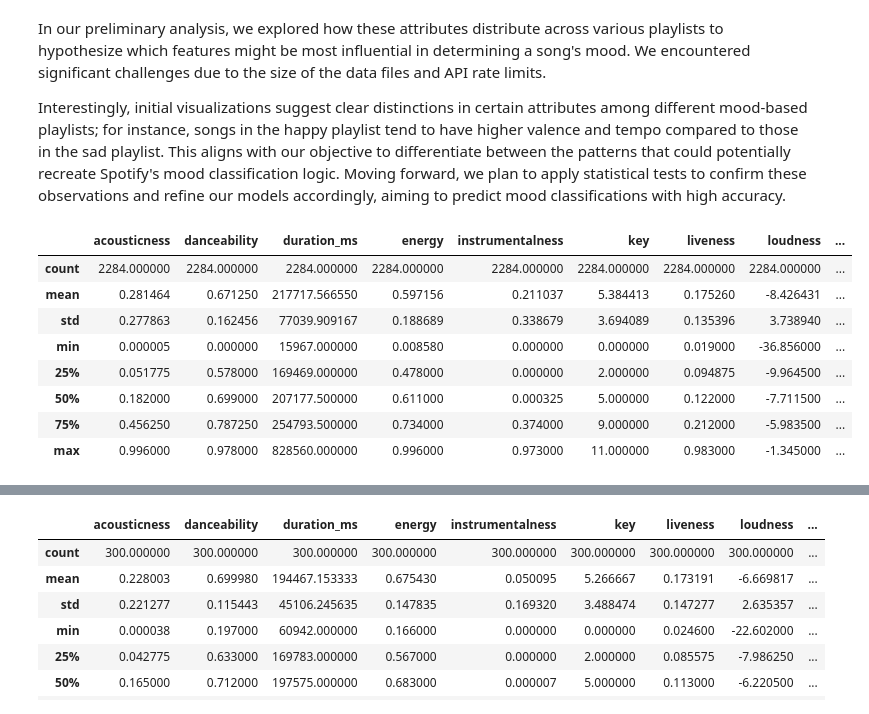
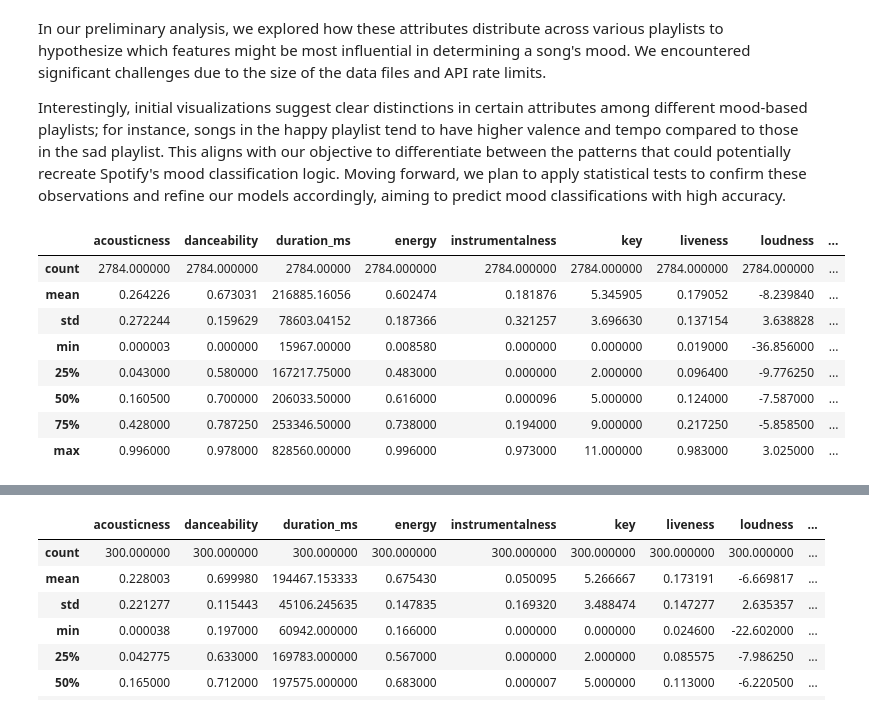
Before and after one commit to cs418-fa24/project-check-in-team-11, a Jupyter notebook: progress_report.ipynb, the cells around one changed output, grey strips where cells are left out. Cells and saved outputs as stored; diff of their text form; code cells hidden in the pictures.

```diff
--- a/progress_report.ipynb
+++ b/progress_report.ipynb
@@ -198,42 +198,42 @@ Interestingly, initial visualizations suggest clear distinctions in certain attr
 # %%
 import pandas as pd
 import json
 import numpy as np
 
 dfs = []
 
 files = [
     f'./raw/liked_songs_1.json',
     f'./raw/liked_songs_2.json',
     f'./raw/liked_songs_3.json',
     f'./raw/liked_songs_4.json',
-    # f'./raw/liked_songs_5.json',
+    f'./raw/liked_songs_5.json',
     f'./raw/liked_songs_6.json',
 ]
 
 for file in files:
     with open(file, 'r') as fileio:
         df = pd.DataFrame(json.load(fileio))
         dfs.append(df)
 
 liked_songs_df = pd.concat(dfs, ignore_index=True)
 
 #processing
 drop = ['name', 'id']
 liked_songs_df = liked_songs_df.drop(columns=drop)
 
 #liked_songs_df.head(5)
 liked_songs_df.describe()
 # %% [output]
 |  | acousticness | danceability | duration_ms | energy | instrumentalness | key | liveness | loudness | ... |
-| count | 2284.000000 | 2284.000000 | 2284.000000 | 2284.000000 | 2284.000000 | 2284.000000 | 2284.000000 | 2284.000000 | ... |
-| mean | 0.281464 | 0.671250 | 217717.566550 | 0.597156 | 0.211037 | 5.384413 | 0.175260 | -8.426431 | ... |
-| std | 0.277863 | 0.162456 | 77039.909167 | 0.188689 | 0.338679 | 3.694089 | 0.135396 | 3.738940 | ... |
-| min | 0.000005 | 0.000000 | 15967.000000 | 0.008580 | 0.000000 | 0.000000 | 0.019000 | -36.856000 | ... |
-| 25% | 0.051775 | 0.578000 | 169469.000000 | 0.478000 | 0.000000 | 2.000000 | 0.094875 | -9.964500 | ... |
-| 50% | 0.182000 | 0.699000 | 207177.500000 | 0.611000 | 0.000325 | 5.000000 | 0.122000 | -7.711500 | ... |
-| 75% | 0.456250 | 0.787250 | 254793.500000 | 0.734000 | 0.374000 | 9.000000 | 0.212000 | -5.983500 | ... |
-| max | 0.996000 | 0.978000 | 828560.000000 | 0.996000 | 0.973000 | 11.000000 | 0.983000 | -1.345000 | ... |
+| count | 2784.000000 | 2784.000000 | 2784.00000 | 2784.000000 | 2784.000000 | 2784.000000 | 2784.000000 | 2784.000000 | ... |
+| mean | 0.264226 | 0.673031 | 216885.16056 | 0.602474 | 0.181876 | 5.345905 | 0.179052 | -8.239840 | ... |
+| std | 0.272244 | 0.159629 | 78603.04152 | 0.187366 | 0.321257 | 3.696630 | 0.137154 | 3.638828 | ... |
+| min | 0.000003 | 0.000000 | 15967.00000 | 0.008580 | 0.000000 | 0.000000 | 0.019000 | -36.856000 | ... |
+| 25% | 0.043000 | 0.580000 | 167217.75000 | 0.483000 | 0.000000 | 2.000000 | 0.096400 | -9.776250 | ... |
+| 50% | 0.160500 | 0.700000 | 206033.50000 | 0.616000 | 0.000096 | 5.000000 | 0.124000 | -7.587000 | ... |
+| 75% | 0.428000 | 0.787250 | 253346.50000 | 0.738000 | 0.194000 | 9.000000 | 0.217250 | -5.858500 | ... |
+| max | 0.996000 | 0.978000 | 828560.00000 | 0.996000 | 0.973000 | 11.000000 | 0.983000 | 3.025000 | ... |
 # %%
 import matplotlib.pyplot as plt
 
```
Also changed, not shown: parts of 16 cells of this notebook.
